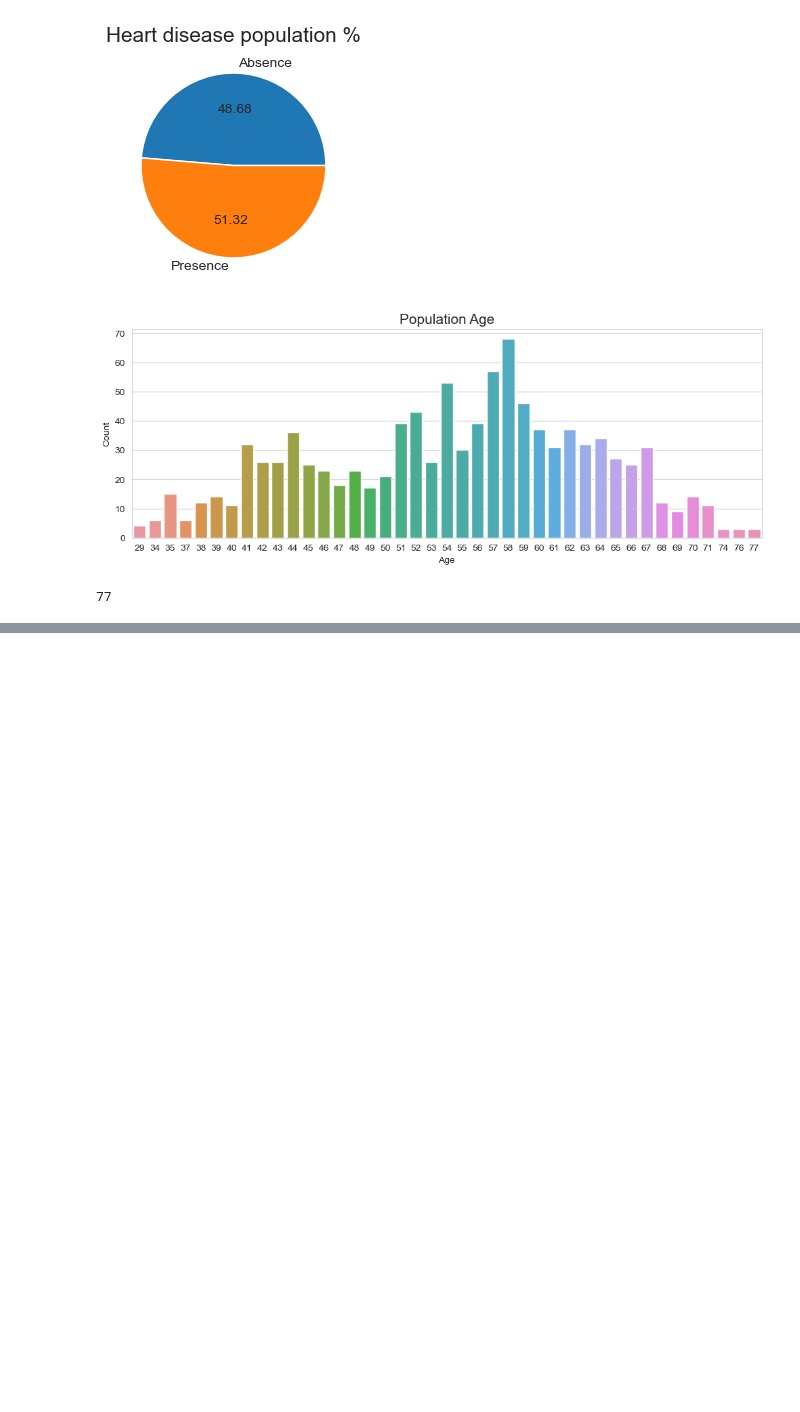
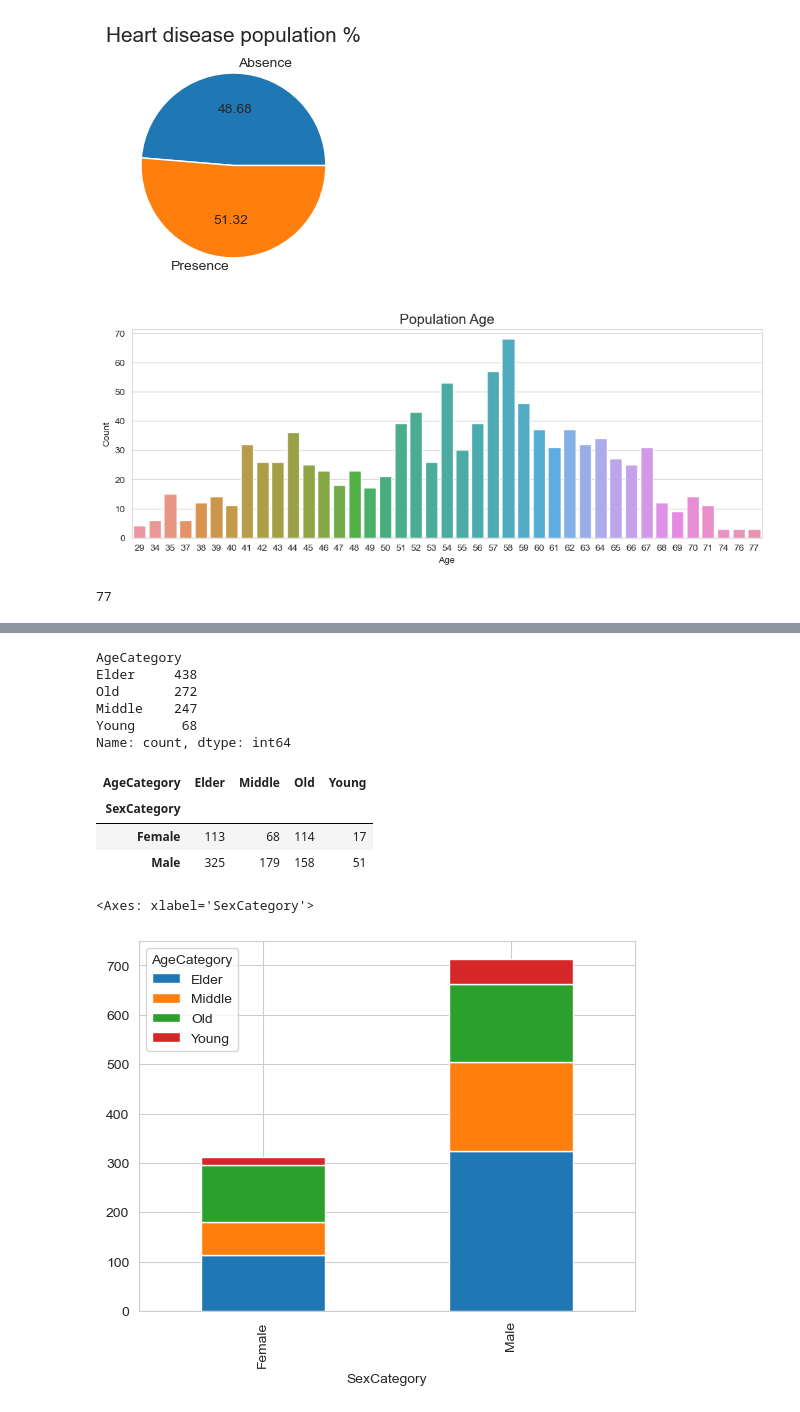
Before and after one commit to pratyusha-garaye/Heart-Disease-Diagnostic-Analysis, a Jupyter notebook: ClassifierCode.ipynb, the cells around one changed output, grey strips where cells are left out. Drawn from its saved outputs; the diff is of its cells as text; code cells hidden in the pictures; blank space fills up the shorter version.

Commit message:
More plots

```diff
--- a/ClassifierCode.ipynb
+++ b/ClassifierCode.ipynb
@@ -100,4 +100,17 @@ elder= data[(data['age']>50) & (data['age']<=60)]
 old= data[(data['age']>60) & (data['age']<=77)]
 # %%
 #checking for distribution of male and female in the dataset
-def
+def setValueToSex(value):
+    if value == 1:
+        return "Male"
+    else:
+        return "Female"
+
+data['SexCategory']= data['sex'].apply(setValueToSex)
+# %%
+def diseaseCategory(value):
+    if value==1:
+        return 'Disease present'
+    else:
+        return 'Disease absent'
+data['HeartDisease']=data['target'].apply(diseaseCategory)
@@ -103,0 +126,34 @@ def
+# %%
+def setAgeRange(value):
+    if value >=29 and value <=40:
+        return 'Young'
+    elif value >40 and value <=50:
+        return 'Middle'
+    if value >50 and value <=60:
+        return 'Elder'
+    else:
+        return 'Old'
+data['AgeCategory']=data['age'].apply(setAgeRange)
+# %%
+data['AgeCategory'].value_counts()
+# %% [output]
+AgeCategory
+Elder     438
+Old       272
+Middle    247
+Young      68
+Name: count, dtype: int64
+# %%
+counts= data.groupby(['SexCategory', 'AgeCategory']). age.count().unstack()
+# %%
+counts
+# %% [output]
+| AgeCategory | Elder | Middle | Old | Young |
+| SexCategory |  |  |  |  |
+| Female | 113 | 68 | 114 | 17 |
+| Male | 325 | 179 | 158 | 51 |
+# %%
+counts.plot(kind='bar', stacked= True)
+# %% [output]
+<Axes: xlabel='SexCategory'>
+[figure, added]
```
Also changed, not shown: parts of 1 cell of this notebook, 1 other file.
